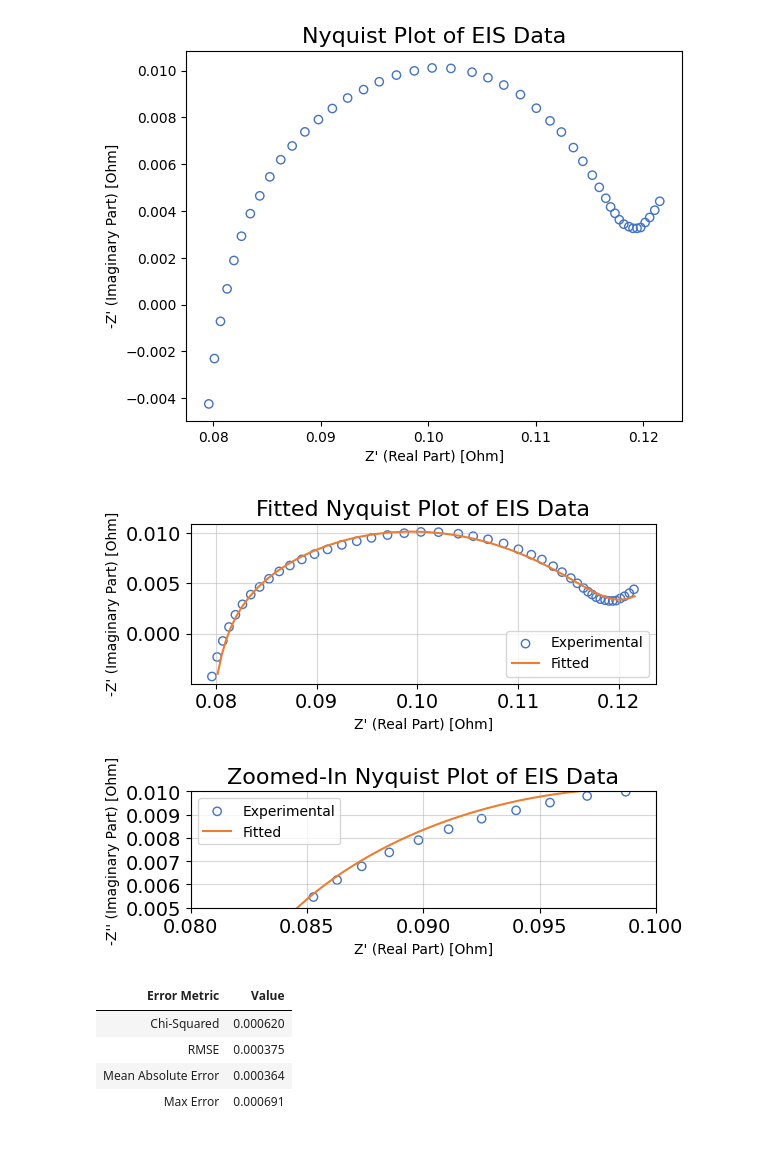
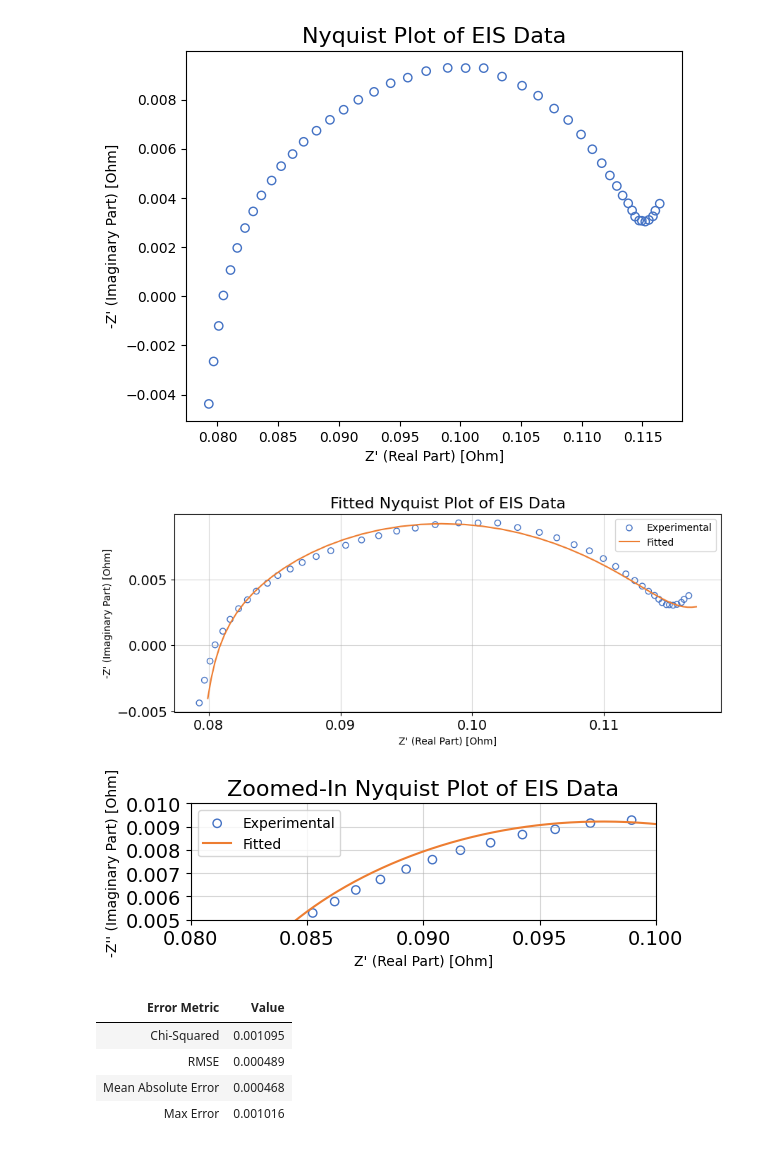
Before and after one commit to SushankMishra/EIS-Fitting, a Jupyter notebook: EIS_Fitting Check using Impedance Library.ipynb, the cells around one changed output. Cells and saved outputs as stored; diff of their text form; code cells hidden in the pictures.

```diff
--- a/EIS_Fitting Check using Impedance Library.ipynb
+++ b/EIS_Fitting Check using Impedance Library.ipynb
@@ -8,10 +8,11 @@ from impedance.models.circuits import CustomCircuit
 from impedance.visualization import plot_nyquist,plot_residuals
 # %%
 col_names = ['Frequency(Hz)', 'R(ohm)', 'X(ohm)']
+base_file = './LiPo Battery LP-503562-IS-3 EIS, Capacity, ECM Data/LiPO_2/EIS_Charge_discharge/EIS_160/4_EIS.csv'
 
 # Read the CSV file
 dataset = pd.read_csv(
-    '/Users/sushankmishra/Desktop/MTP_Materials/EIS Fitting/LiPo Battery LP-503562-IS-3 EIS, Capacity, ECM Data/LiPO_1/EIS_Charge_discharge/EIS_0/0_EIS.csv',
+    base_file,
     header=None,  # Specify that there is no header row
     names=col_names,
     sep='\t'  # Apply your defined column names
@@ -45,34 +46,34 @@ plt.show()
 # plt.xlabel("Z' (Real Part) [Ohm]")
 # plt.ylabel("-Z' (Imaginary Part) [Ohm]")
 # %% [output]
-[figure, old version]
+[figure, new version]
 # %%
 # !pip install impedance
 
 # Define the modified circuit string
 # circuit = 'R0-p(R1-CPE1)-p(R2-W1,CPE2)'
 # circuit,initial_guess = 'L1-R0-p(R1,CPE1)-p(R2-W1,CPE2)',[0.1,0.1, 0.04, 1e-5, 0.9, 200, 1e-5, 0.9, 1]  # Try 1
 # circuit,initial_guess = 'R0-p(R1,CPE1)',[0.1, 0.04, 1e-5, 0.9]  # Try 2
 # circuit,initial_guess = 'R0-p(R1,CPE1)-W1',[0.1, 0.04, 1e-5, 0.9, 1]  # Try 3
 circuit,initial_guess = 'L1-R0-p(R1,CPE1)-W1',[0.1,0.1, 50, 1e-5, 0.9, 1]  # Try 4
 
 # Create the circuit model
 circuit_model = CustomCircuit(initial_guess=initial_guess, circuit=circuit)
 circuit_model.fit(f_x, Z)
 
 # Plot the fitted circuit model
-fig, ax = plt.subplots(figsize=(6, 6))
+fig, ax = plt.subplots(figsize=(10, 10))
 # plot_nyquist(Z, ax=ax)
 plt.scatter(Z.real, -Z.imag, edgecolor='#4472C4', facecolor='None', marker='o', label='Sample')
 plot_nyquist(circuit_model.predict(f_x), ax=ax, fmt='-', color='#ED7D31')
 ax.legend(['Experimental', 'Fitted'])
 plt.grid(True)
 plt.title("Fitted Nyquist Plot of EIS Data", fontsize=16)
 plt.xlabel("Z' (Real Part) [Ohm]", fontsize=10)
 plt.ylabel("-Z' (Imaginary Part) [Ohm]", fontsize=10)
 plt.show()
 # %% [output]
-[figure, old version]
+[figure, new version]
 # %%
 fig, ax = plt.subplots(figsize=(6, 6))
 plt.scatter(Z.real, -Z.imag, edgecolor='#4472C4', facecolor='None', marker='o', label='Sample')
@@ -89,7 +90,7 @@ plt.xlabel("Z' (Real Part) [Ohm]", fontsize=10)
 plt.ylabel("-Z'' (Imaginary Part) [Ohm]", fontsize=10)
 plt.show()
 # %% [output]
-[figure, old version]
+[figure, new version]
 # %%
 #Fitting Errors
 Z_fit = circuit_model.predict(f_x)
@@ -111,10 +112,10 @@ df_metrics = pd.DataFrame({
 df_metrics.style.hide(axis='index')
 # %% [output]
 | Error Metric | Value |
-| Chi-Squared | 0.000620 |
-| RMSE | 0.000375 |
-| Mean Absolute Error | 0.000364 |
-| Max Error | 0.000691 |
+| Chi-Squared | 0.001095 |
+| RMSE | 0.000489 |
+| Mean Absolute Error | 0.000468 |
+| Max Error | 0.001016 |
 # %%
 fig, ax = plt.subplots(figsize=(6, 6))
 plot_residuals(ax,f_x,(Z_fit-Z).real,(Z_fit-Z).imag,y_limits=(-1,1))
```
Also changed, not shown: parts of 4 cells of this notebook, 3 other files.
